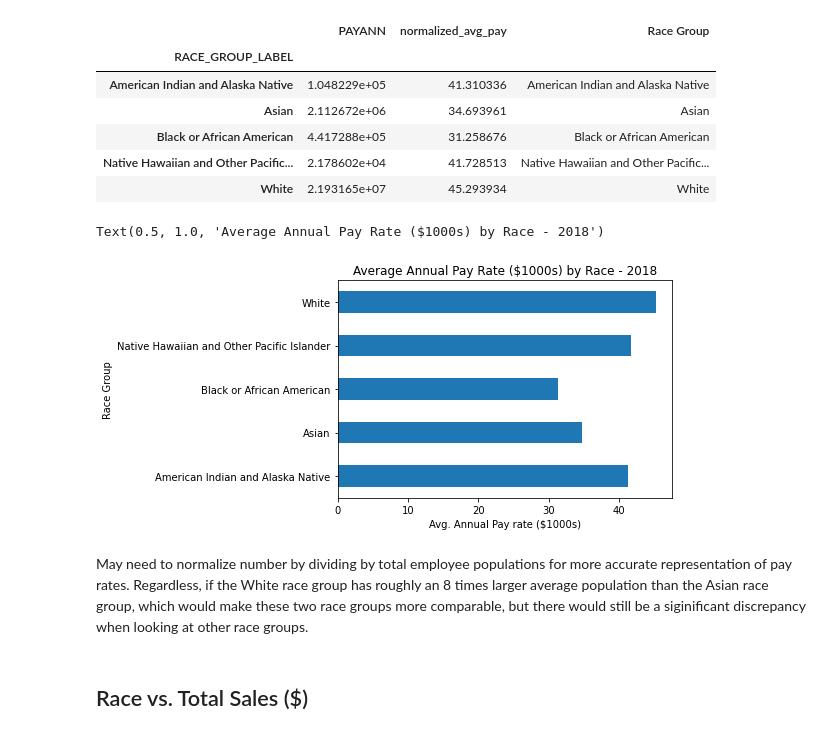
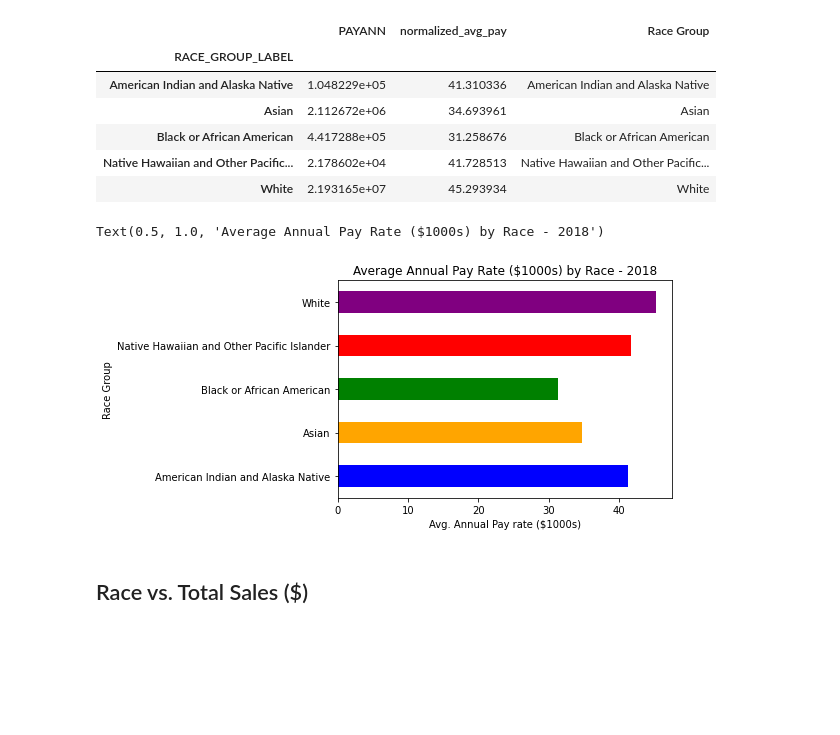
Before and after one commit to TKorby/Census-CompanySummary-Assessment, a Jupyter notebook: M08_Assessment_ETL_Race.ipynb, the cells around one changed output. Saved outputs shown, nothing was run; the diff lists cells and outputs as text; code cells hidden in the pictures; blank space fills up the shorter version.

```diff
--- a/M08_Assessment_ETL_Race.ipynb
+++ b/M08_Assessment_ETL_Race.ipynb
@@ -73,7 +72,7 @@ avg_pay_by_race = race_payann.groupby('RACE_GROUP_LABEL').mean()
 
 race_groups = list(avg_pay_by_race.index)
 
-def normalization(indexlist, elementlist, df):
+def normalization(indexlist, elementlist):
     new_column = []
     for index in indexlist:
         for element in elementlist:
@@ -82,7 +81,7 @@ def normalization(indexlist, elementlist, df):
 
     return new_column
 
-avg_pay_by_race['normalized_avg_pay'] = normalization(race_groups, list(avg_pay_by_race.values), avg_pay_by_race)
+avg_pay_by_race['normalized_avg_pay'] = normalization(race_groups, list(avg_pay_by_race.values))
 avg_pay_by_race['Race Group'] = race_groups
 
 avg_pay_by_race
@@ -100,16 +99,13 @@ See the caveats in the documentation: https://pandas.pydata.org/pandas-docs/stab
 | Native Hawaiian and Other Pacific... | 2.178602e+04 | 41.728513 | Native Hawaiian and Other Pacific... |
 | White | 2.193165e+07 | 45.293934 | White |
 # %%
-avg_pay_by_race.plot.barh(y='normalized_avg_pay',x='Race Group',legend=None)
-# plt.errorbar(xerr=,yerr=)
+avg_pay_by_race.plot.barh(y='normalized_avg_pay',x='Race Group',legend=None, color= ["b",'orange','g','r','purple'])
 plt.xlabel('Avg. Annual Pay rate ($1000s)')
 plt.ylabel('Race Group')
 plt.title('Average Annual Pay Rate ($1000s) by Race - 2018')
 # %% [output]
 Text(0.5, 1.0, 'Average Annual Pay Rate ($1000s) by Race - 2018')
-[figure, old version]
+[figure, new version]
-# %% [markdown]
-May need to normalize number by dividing by total employee populations for more accurate representation of pay rates. Regardless, if the White race group has roughly an 8 times larger average population than the Asian race group, which would make these two race groups more comparable, but there would still be a siginificant discrepancy when looking at other race groups.
 # %% [markdown]
 ## Race vs. Total Sales (\$)
 # %%
```
Also changed, not shown: parts of 1 cell of this notebook.
